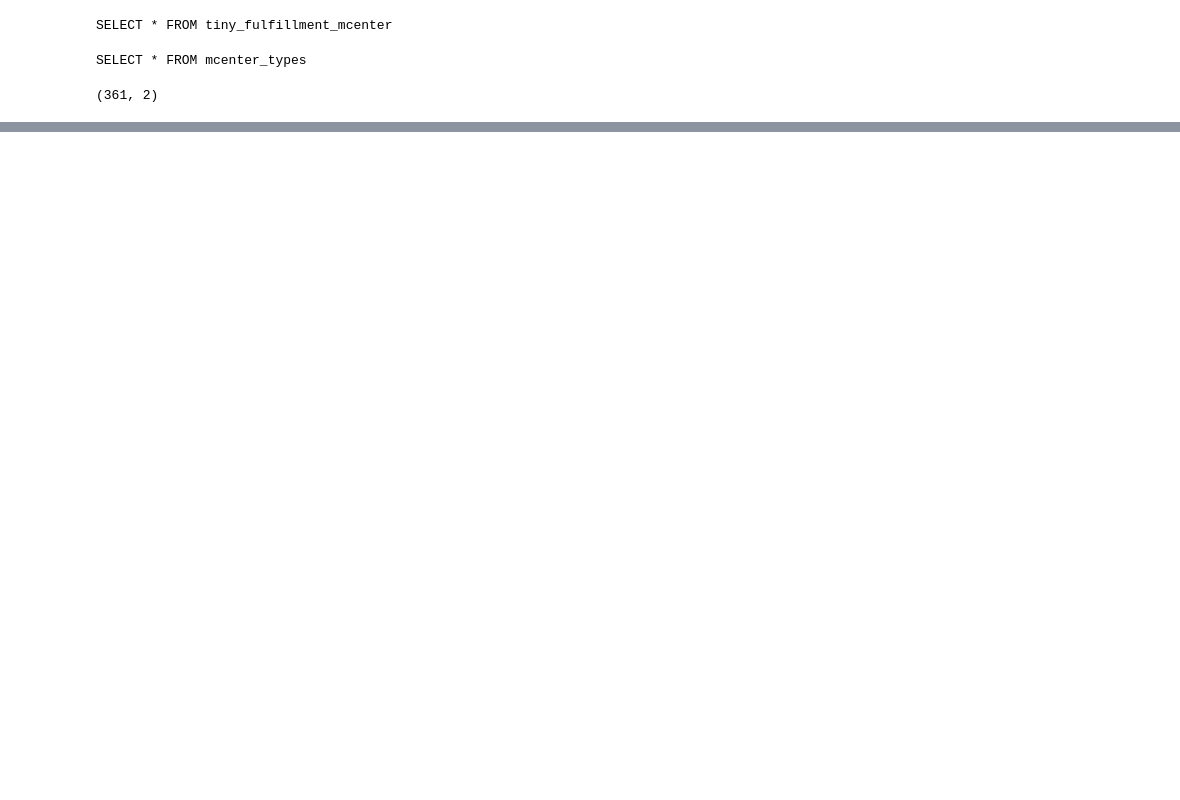
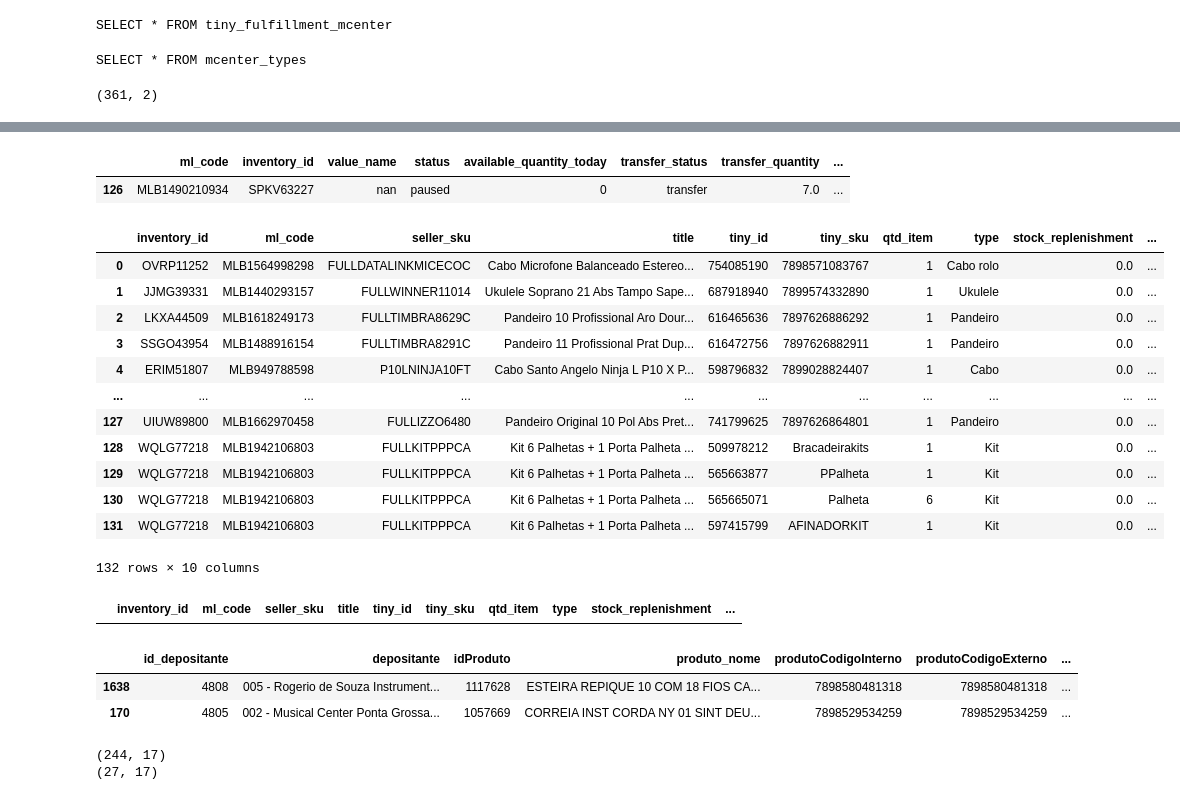
Before and after one commit to lpcoutinho/mcenter_streamlit, a Jupyter notebook: Notebooks/calculando_envio_fulfillment.ipynb, the cells around one changed output, grey strips where cells are left out. Cells and saved outputs as stored; diff of their text form; code cells hidden in the pictures; blank space fills up the shorter version.

```diff
--- a/Notebooks/calculando_envio_fulfillment.ipynb
+++ b/Notebooks/calculando_envio_fulfillment.ipynb
@@ -1305,0 +1224,4 @@ result_df
+# %%
+dic_column_name = {"ml_inventory_id": "inventory_id"}
+df_no_itens = df_no_itens.rename(columns=dic_column_name)
+df_sold_zero = df_sold_zero.rename(columns=dic_column_name)
@@ -1305,0 +1233,4 @@ result_df
+# %%
+df_tiny_fulfillment_no_itens = pd.merge(
+    df_no_itens, df_tiny_fulfillment, on="inventory_id", how="inner"
+)
@@ -1305,0 +1259,62 @@ result_df
+# %%
+df_tiny_fulfillment_no_itens = df_tiny_fulfillment_no_itens.drop(
+    columns=["ml_code_y", "seller_sku", "title"]
+)
+# %%
+dic_new_names = {
+    "ml_code_x": "ml_code",
+    "SKU": "seller_sku",
+    "Título do anúncio": "title",
+    "Quantidade do item": "qtd_item",
+    "ID Tiny": "tiny_id",
+    "SKU Tiny": "tiny_sku",
+    "Tipo de produto": "type",
+}
+df_tiny_fulfillment_no_itens = df_tiny_fulfillment_no_itens.rename(
+    columns=dic_new_names
+)
+
+cols = [
+    "inventory_id",
+    "ml_code",
+    "seller_sku",
+    "title",
+    "tiny_id",
+    "tiny_sku",
+    "qtd_item",
+    "type",
+    "stock_replenishment",
+    "status",
+]
+# %%
+df_tiny_fulfillment_no_itens.sample()
+# %% [output]
+|  | ml_code | inventory_id | value_name | status | available_quantity_today | transfer_status | transfer_quantity | ... |
+| 126 | MLB1490210934 | SPKV63227 | nan | paused | 0 | transfer | 7.0 | ... |
+# %%
+df_tiny_fulfillment_no_itens = df_tiny_fulfillment_no_itens[cols]
+df_tiny_fulfillment_no_itens
+# %% [output]
+|  | inventory_id | ml_code | seller_sku | title | tiny_id | tiny_sku | qtd_item | type | stock_replenishment | ... |
+| 0 | OVRP11252 | MLB1564998298 | FULLDATALINKMICECOC | Cabo Microfone Balanceado Estereo... | 754085190 | 7898571083767 | 1 | Cabo rolo | 0.0 | ... |
+| 1 | JJMG39331 | MLB1440293157 | FULLWINNER11014 | Ukulele Soprano 21 Abs Tampo Sape... | 687918940 | 7899574332890 | 1 | Ukulele | 0.0 | ... |
+| 2 | LKXA44509 | MLB1618249173 | FULLTIMBRA8629C | Pandeiro 10 Profissional Aro Dour... | 616465636 | 7897626886292 | 1 | Pandeiro | 0.0 | ... |
+| 3 | SSGO43954 | MLB1488916154 | FULLTIMBRA8291C | Pandeiro 11 Profissional Prat Dup... | 616472756 | 7897626882911 | 1 | Pandeiro | 0.0 | ... |
+| 4 | ERIM51807 | MLB949788598 | P10LNINJA10FT | Cabo Santo Angelo Ninja L P10 X P... | 598796832 | 7899028824407 | 1 | Cabo | 0.0 | ... |
+| ... | ... | ... | ... | ... | ... | ... | ... | ... | ... | ... |
+| 127 | UIUW89800 | MLB1662970458 | FULLIZZO6480 | Pandeiro Original 10 Pol Abs Pret... | 741799625 | 7897626864801 | 1 | Pandeiro | 0.0 | ... |
+| 128 | WQLG77218 | MLB1942106803 | FULLKITPPPCA | Kit 6 Palhetas + 1 Porta Palheta ... | 509978212 | Bracadeirakits | 1 | Kit | 0.0 | ... |
+| 129 | WQLG77218 | MLB1942106803 | FULLKITPPPCA | Kit 6 Palhetas + 1 Porta Palheta ... | 565663877 | PPalheta | 1 | Kit | 0.0 | ... |
+| 130 | WQLG77218 | MLB1942106803 | FULLKITPPPCA | Kit 6 Palhetas + 1 Porta Palheta ... | 565665071 | Palheta | 6 | Kit | 0.0 | ... |
+| 131 | WQLG77218 | MLB1942106803 | FULLKITPPPCA | Kit 6 Palhetas + 1 Porta Palheta ... | 597415799 | AFINADORKIT | 1 | Kit | 0.0 | ... |
+132 rows × 10 columns
+# %%
+df_tiny_fulfillment_no_itens[df_tiny_fulfillment_no_itens["tiny_id"] == "1056269"]
+# %% [output]
+|  | inventory_id | ml_code | seller_sku | title | tiny_id | tiny_sku | qtd_item | type | stock_replenishment | ... |
+# %%
+df_wms.sample(2)
+# %% [output]
+|  | id_depositante | depositante | idProduto | produto_nome | produtoCodigoInterno | produtoCodigoExterno | ... |
+| 1638 | 4808 | 005 - Rogerio de Souza Instrument... | 1117628 | ESTEIRA REPIQUE 10 COM 18 FIOS CA... | 7898580481318 | 7898580481318 | ... |
+| 170 | 4805 | 002 - Musical Center Ponta Grossa... | 1057669 | CORREIA INST CORDA NY 01 SINT DEU... | 7898529534259 | 7898529534259 | ... |
@@ -1305,0 +1334,6 @@ result_df
+# %%
+print(df_wms_tf_no_itens_ci.shape)
+print(df_wms_tf_no_itens_ce.shape)
+# %% [output]
+(244, 17)
+(27, 17)
```
Also changed, not shown: parts of 88 cells of this notebook, 6 other files.
